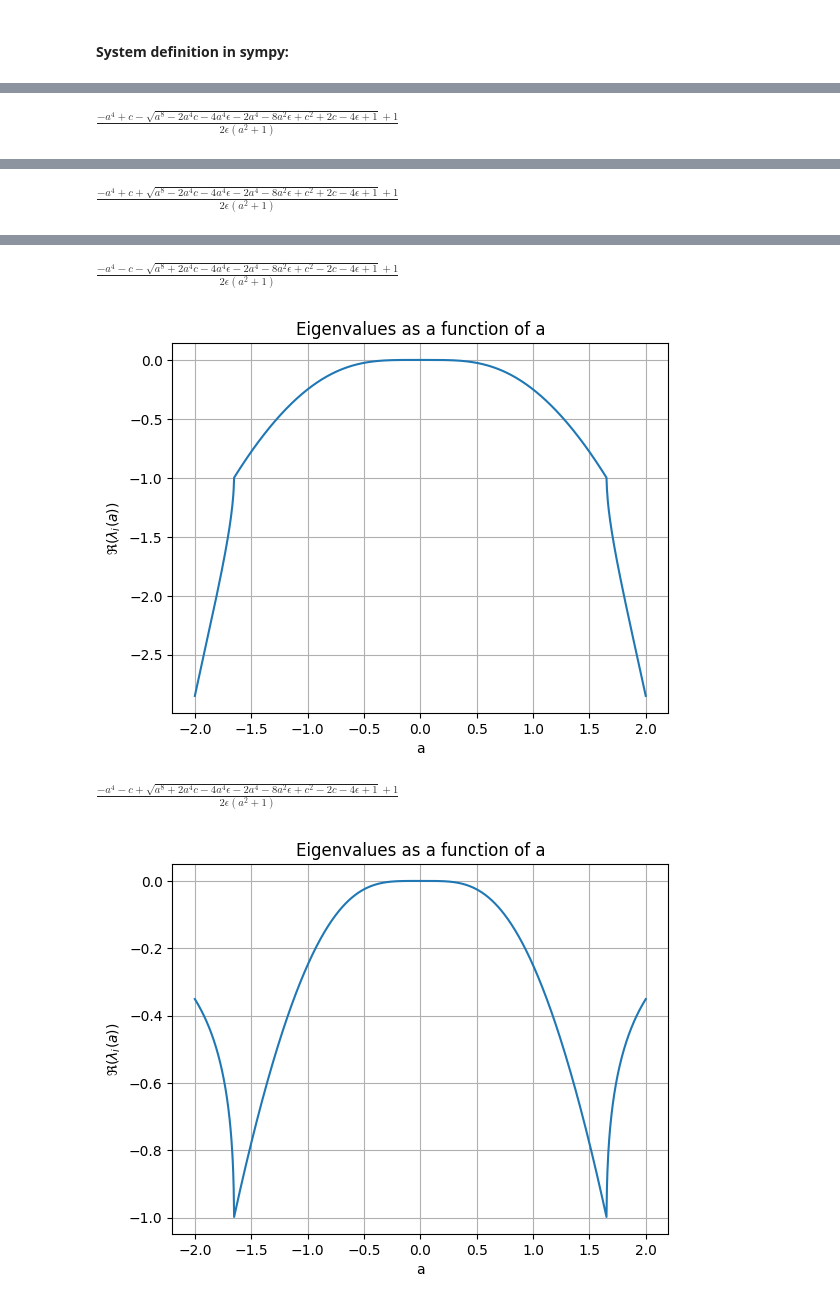
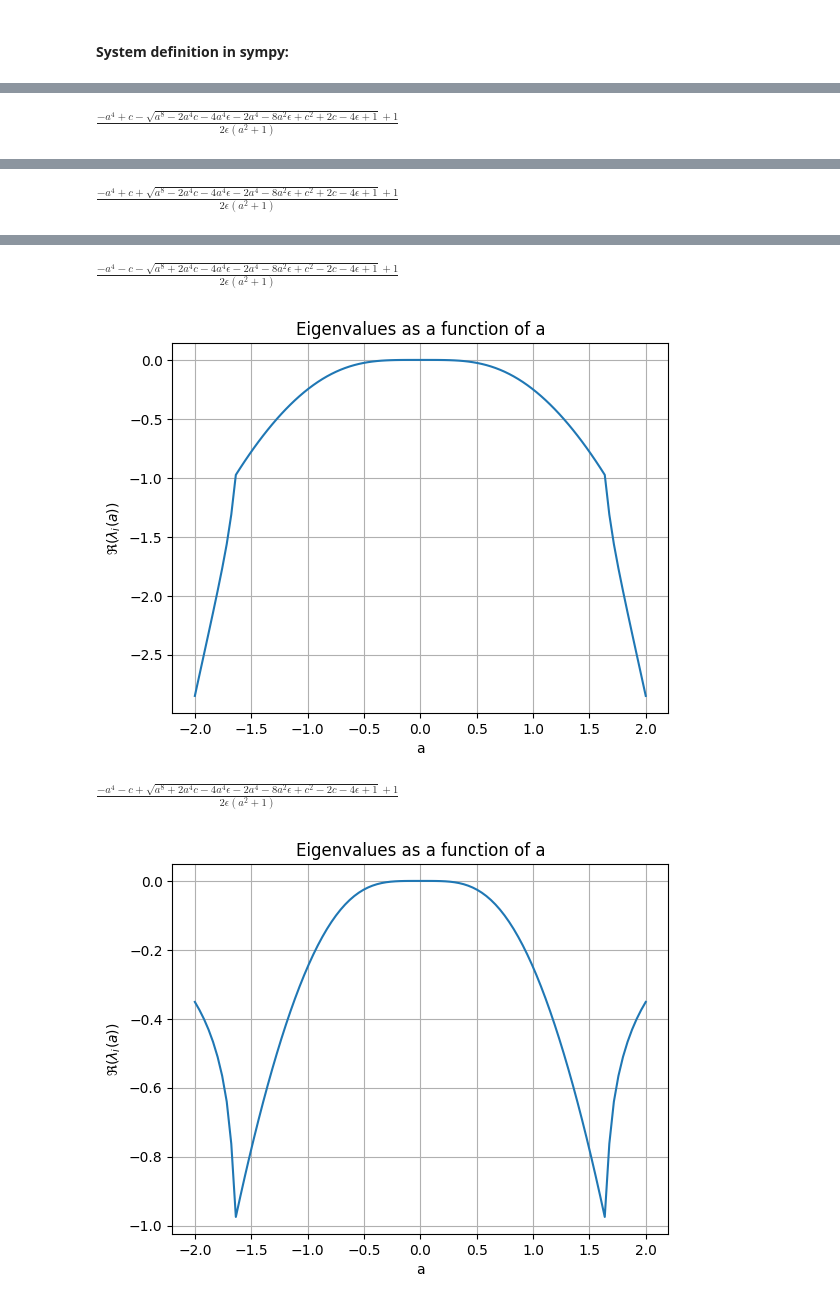
Before and after one commit to kosarrara/Coupled-FHN-Control, a Jupyter notebook: instantaneously_coupled_neurons.ipynb, the cells around one changed output, grey strips where cells are left out. Saved outputs shown, nothing was run; the diff lists cells and outputs as text; code cells hidden in the pictures.

```diff
--- a/instantaneously_coupled_neurons.ipynb
+++ b/instantaneously_coupled_neurons.ipynb
@@ -63,32 +63,32 @@ We can then linearize the system around this equilibrium point and study the eig
 
 g = f(x).diff(x).subs(x, -a)
 h = g.subs(f(x), c*sp.atan(x)).doit() # We can change atan to other functions if we wish.
 A = sp.Matrix([[(1 - a**2)/eps, -1/eps, h/eps, 0], [1, 0, 0, 0], [h/eps, 0, (1 - a**2)/eps, -1/eps], [0, 0, 1, 0]])
 
 # Now find the eigenvalues of A:
 eigs = A.eigenvals()
 
 for i, eig in enumerate(eigs):
     display(eig.simplify())
     #sp.plot(eig.as_real_imag()[0].subs(eps, eps_val_for_plot).subs(c, c_val_for_plot).doit(), (a, -3, 3))
     # eig_real = eig.subs({eps: eps_val_for_plot, c: c_val_for_plot}).as_real_imag()[0].doit()
     # sp.plot(eig_real, (a, -2, 2))
     eig_real = eig.subs({eps: eps_val_for_plot, c: c_val_for_plot}).as_real_imag()[0].doit()
     eig_real = sp.simplify(eig_real)
-    x_values = np.linspace(-2, 2, 1000)
+    x_values = np.linspace(-2, 2, 100)
     y_values = np.array([eig_real.subs(a, x) for x in x_values])
     plt.plot(x_values, y_values)
     plt.xlabel('a')
     plt.ylabel('$\Re(\lambda_{i}(a))$')
     plt.title('Eigenvalues as a function of a')
     plt.grid()
     plt.show()
 # %% [output]
 $\displaystyle \frac{- a^{4} + c - \sqrt{a^{8} - 2 a^{4} c - 4 a^{4} \epsilon - 2 a^{4} - 8 a^{2} \epsilon + c^{2} + 2 c - 4 \epsilon + 1} + 1}{2 \epsilon \left(a^{2} + 1\right)}$
 [figure]
 $\displaystyle \frac{- a^{4} + c + \sqrt{a^{8} - 2 a^{4} c - 4 a^{4} \epsilon - 2 a^{4} - 8 a^{2} \epsilon + c^{2} + 2 c - 4 \epsilon + 1} + 1}{2 \epsilon \left(a^{2} + 1\right)}$
 [figure]
 $\displaystyle \frac{- a^{4} - c - \sqrt{a^{8} + 2 a^{4} c - 4 a^{4} \epsilon - 2 a^{4} - 8 a^{2} \epsilon + c^{2} - 2 c - 4 \epsilon + 1} + 1}{2 \epsilon \left(a^{2} + 1\right)}$
 [figure]
 $\displaystyle \frac{- a^{4} - c + \sqrt{a^{8} + 2 a^{4} c - 4 a^{4} \epsilon - 2 a^{4} - 8 a^{2} \epsilon + c^{2} - 2 c - 4 \epsilon + 1} + 1}{2 \epsilon \left(a^{2} + 1\right)}$
-[figure, old version]
+[figure, new version]
```
Also changed, not shown: parts of 5 cells of this notebook, 6 other files.
